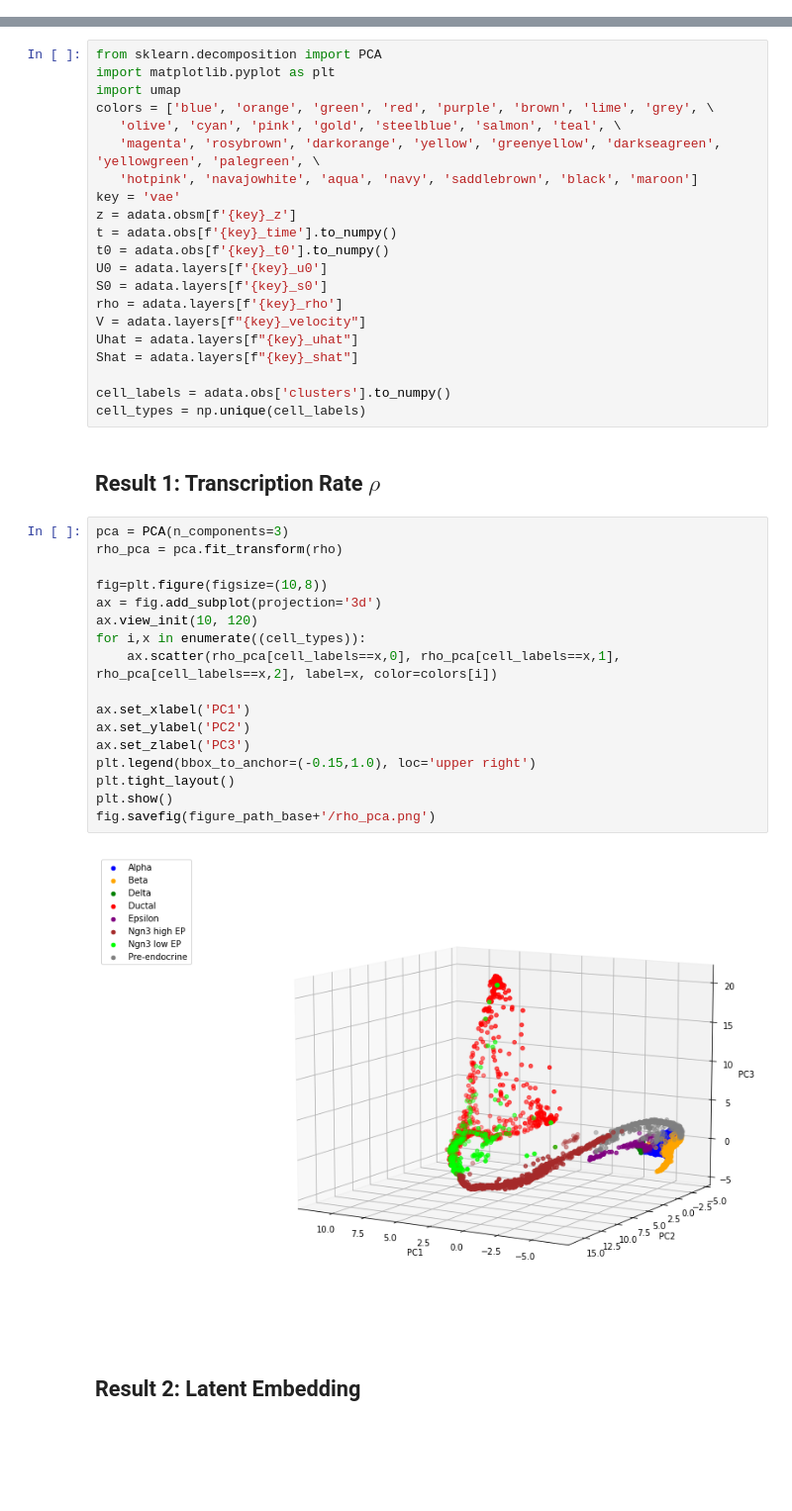
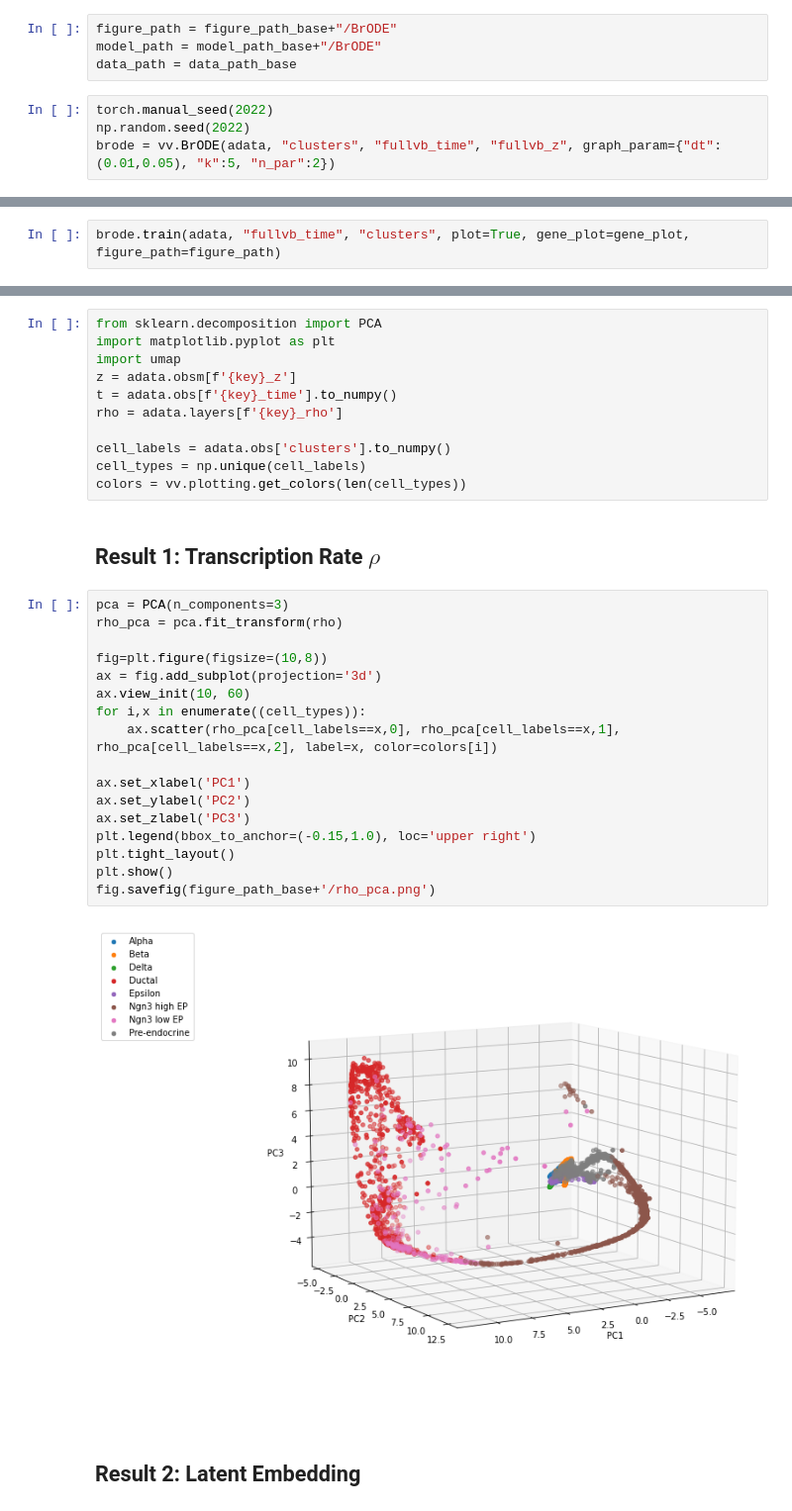
Before and after one commit to welch-lab/VeloVAE, a Jupyter notebook: notebooks/velovae_example.ipynb, the cells around one changed output, grey strips where cells are left out. Shown at 99% size. Cells and saved outputs as stored; diff of their text form; blank space fills up the shorter version.

```diff
--- a/notebooks/velovae_example.ipynb
+++ b/notebooks/velovae_example.ipynb
@@ -208,0 +177,8 @@ with open(figure_path+'/config.txt','w') as f:
+# %%
+figure_path = figure_path_base+"/BrODE"
+model_path = model_path_base+"/BrODE"
+data_path = data_path_base
+# %%
+torch.manual_seed(2022)
+np.random.seed(2022)
+brode = vv.BrODE(adata, "clusters", "fullvb_time", "fullvb_z", graph_param={"dt":(0.01,0.05), "k":5, "n_par":2})
@@ -208,0 +191,2 @@ with open(figure_path+'/config.txt','w') as f:
+# %%
+brode.train(adata, "fullvb_time", "clusters", plot=True, gene_plot=gene_plot, figure_path=figure_path)
@@ -235,44 +269,34 @@ Saved to figures/Pancreas/sig_test_1.png
 from sklearn.decomposition import PCA
 import matplotlib.pyplot as plt
 import umap
-colors = ['blue', 'orange', 'green', 'red', 'purple', 'brown', 'lime', 'grey', \
-   'olive', 'cyan', 'pink', 'gold', 'steelblue', 'salmon', 'teal', \
-   'magenta', 'rosybrown', 'darkorange', 'yellow', 'greenyellow', 'darkseagreen', 'yellowgreen', 'palegreen', \
-   'hotpink', 'navajowhite', 'aqua', 'navy', 'saddlebrown', 'black', 'maroon']
-key = 'vae'
 z = adata.obsm[f'{key}_z']
 t = adata.obs[f'{key}_time'].to_numpy()
-t0 = adata.obs[f'{key}_t0'].to_numpy()
-U0 = adata.layers[f'{key}_u0']
-S0 = adata.layers[f'{key}_s0']
 rho = adata.layers[f'{key}_rho']
-V = adata.layers[f"{key}_velocity"]
-Uhat = adata.layers[f"{key}_uhat"]
-Shat = adata.layers[f"{key}_shat"]
 
 cell_labels = adata.obs['clusters'].to_numpy()
 cell_types = np.unique(cell_labels)
+colors = vv.plotting.get_colors(len(cell_types))
 # %% [markdown]
 ## Result 1: Transcription Rate $\rho$
 # %%
 pca = PCA(n_components=3)
 rho_pca = pca.fit_transform(rho)
 
 fig=plt.figure(figsize=(10,8))
 ax = fig.add_subplot(projection='3d')
-ax.view_init(10, 120)
+ax.view_init(10, 60)
 for i,x in enumerate((cell_types)):
     ax.scatter(rho_pca[cell_labels==x,0], rho_pca[cell_labels==x,1], rho_pca[cell_labels==x,2], label=x, color=colors[i])
 
 ax.set_xlabel('PC1')
 ax.set_ylabel('PC2')
 ax.set_zlabel('PC3')
 plt.legend(bbox_to_anchor=(-0.15,1.0), loc='upper right')
 plt.tight_layout()
 plt.show()
 fig.savefig(figure_path_base+'/rho_pca.png')
 # %% [output]
-[figure, old version]
+[figure, new version]
 # %% [markdown]
 ## Result 2: Latent Embedding
 # %%
```
Also changed, not shown: parts of 32 cells of this notebook.
